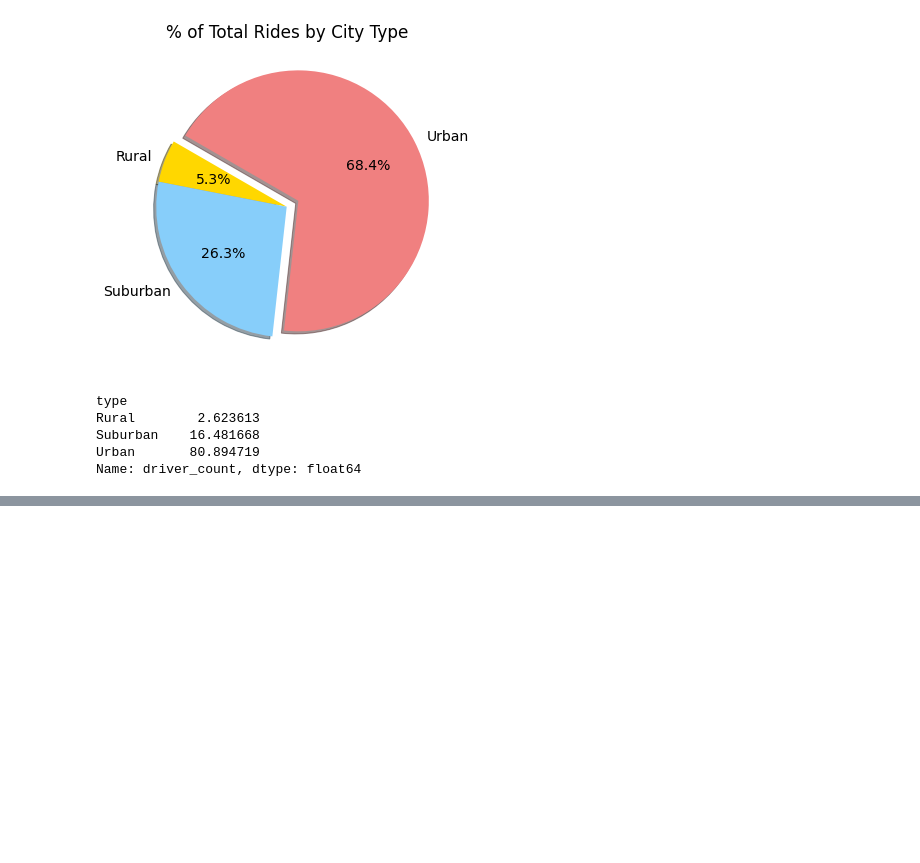
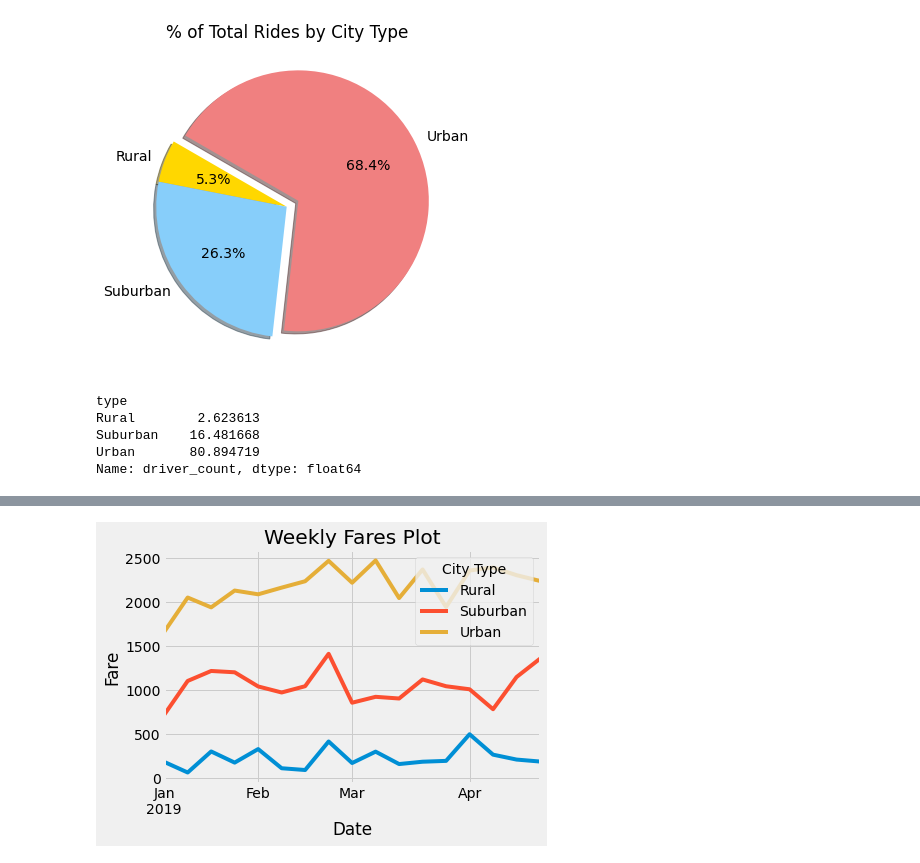
Before and after one commit to slopeslope/PyBer_Analysis, a Jupyter notebook: PyBer.ipynb, the cells around one changed output, grey strips where cells are left out. Drawn from its saved outputs; the diff is of its cells as text; code cells hidden in the pictures; blank space fills up the shorter version.

```diff
--- a/PyBer.ipynb
+++ b/PyBer.ipynb
@@ -556,0 +724,3 @@ Name: driver_count, dtype: float64
+# %%
+total_fares_by_type = total_fares_by_type.reset_index()
+total_fares_by_type
@@ -556,0 +741,3 @@ Name: driver_count, dtype: float64
+# %%
+pivot_table = total_fares_by_type.pivot(index='Date', columns = 'City Type', values = "Fare" )
+pivot_table
@@ -556,0 +759,3 @@ Name: driver_count, dtype: float64
+# %%
+pivot_table_df = pivot_table.loc['2019-01-01':'2019-04-28']
+pivot_table_df
@@ -556,0 +777,3 @@ Name: driver_count, dtype: float64
+# %%
+weekly_fares = pivot_table_df.resample('W').sum()
+weekly_fares
@@ -556,0 +800,15 @@ Name: driver_count, dtype: float64
+# %%
+import matplotlib.pyplot as plt
+import numpy as np
+
+plt.style.use('fivethirtyeight')
+
+weekly_fares_plot = weekly_fares.plot()
+
+plt.xlabel("Date")
+plt.ylabel('Fare')
+plt.title("Weekly Fares Plot")
+plt.savefig('Weekly Fares Plot.png', dpi = 100)
+plt.show()
+# %% [output]
+[figure, added]
```
Also changed, not shown: parts of 16 cells of this notebook, 1 other file.
